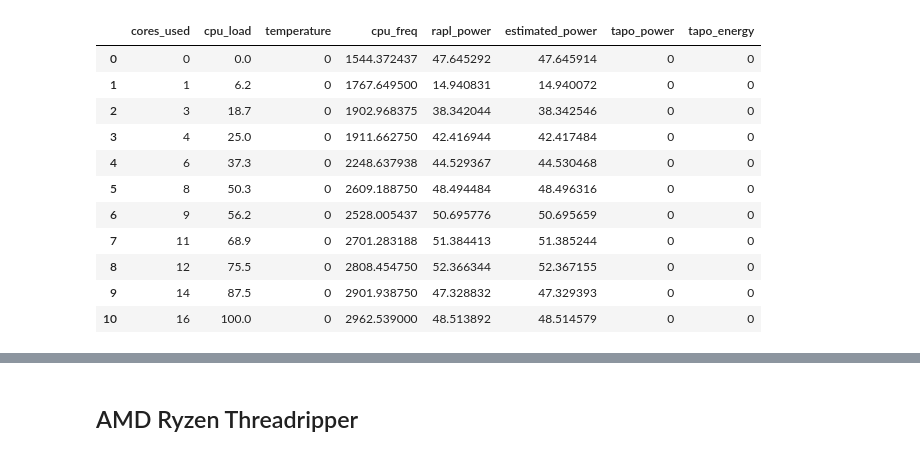
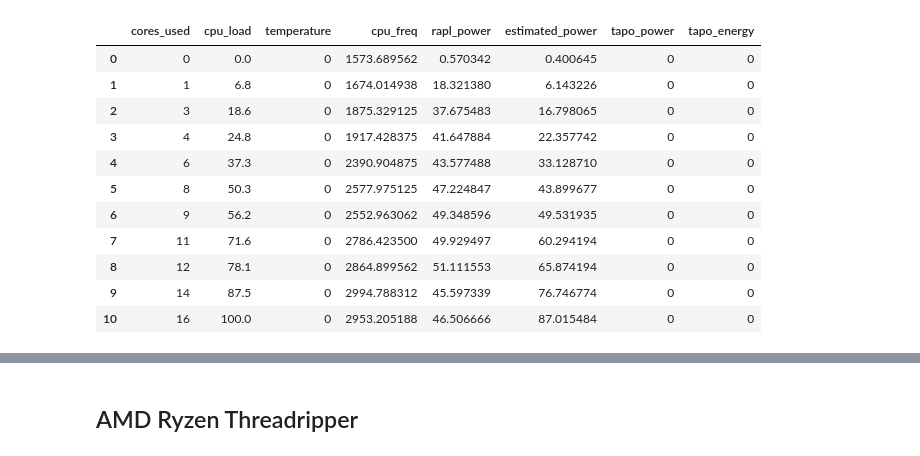
Before and after one commit to mlco2/codecarbon, a Jupyter notebook: examples/compare_cpu_load_and_RAPL.ipynb, the cells around one changed output, grey strips where cells are left out. Saved outputs shown, nothing was run; the diff lists cells and outputs as text; code cells hidden in the pictures.

```diff
--- a/examples/compare_cpu_load_and_RAPL.ipynb
+++ b/examples/compare_cpu_load_and_RAPL.ipynb
@@ -44,17 +130,17 @@ plot(df_all_cores)
 # %%
-csv = '../codecarbon/data/hardware/cpu_load_profiling/AMD_EPYC_8024P_8C/compare_cpu_load_and_RAPL-some_cores-AMD_EPYC_8024P_8-Core_Processor-2025-01-10.csv'
+csv = '../codecarbon/data/hardware/cpu_load_profiling/AMD_EPYC_8024P_8C/compare_cpu_load_and_RAPL-some_cores-AMD_EPYC_8024P_8-Core_Processor-2025-01-14.csv'
 df_some_cores = get_df(csv)
 display_df(df_some_cores)
 # %% [output]
 |  | cores_used | cpu_load | temperature | cpu_freq | rapl_power | estimated_power | tapo_power | tapo_energy |
-| 0 | 0 | 0.0 | 0 | 1544.372437 | 47.645292 | 47.645914 | 0 | 0 |
-| 1 | 1 | 6.2 | 0 | 1767.649500 | 14.940831 | 14.940072 | 0 | 0 |
-| 2 | 3 | 18.7 | 0 | 1902.968375 | 38.342044 | 38.342546 | 0 | 0 |
-| 3 | 4 | 25.0 | 0 | 1911.662750 | 42.416944 | 42.417484 | 0 | 0 |
-| 4 | 6 | 37.3 | 0 | 2248.637938 | 44.529367 | 44.530468 | 0 | 0 |
-| 5 | 8 | 50.3 | 0 | 2609.188750 | 48.494484 | 48.496316 | 0 | 0 |
-| 6 | 9 | 56.2 | 0 | 2528.005437 | 50.695776 | 50.695659 | 0 | 0 |
-| 7 | 11 | 68.9 | 0 | 2701.283188 | 51.384413 | 51.385244 | 0 | 0 |
-| 8 | 12 | 75.5 | 0 | 2808.454750 | 52.366344 | 52.367155 | 0 | 0 |
-| 9 | 14 | 87.5 | 0 | 2901.938750 | 47.328832 | 47.329393 | 0 | 0 |
-| 10 | 16 | 100.0 | 0 | 2962.539000 | 48.513892 | 48.514579 | 0 | 0 |
+| 0 | 0 | 0.0 | 0 | 1573.689562 | 0.570342 | 0.400645 | 0 | 0 |
+| 1 | 1 | 6.8 | 0 | 1674.014938 | 18.321380 | 6.143226 | 0 | 0 |
+| 2 | 3 | 18.6 | 0 | 1875.329125 | 37.675483 | 16.798065 | 0 | 0 |
+| 3 | 4 | 24.8 | 0 | 1917.428375 | 41.647884 | 22.357742 | 0 | 0 |
+| 4 | 6 | 37.3 | 0 | 2390.904875 | 43.577488 | 33.128710 | 0 | 0 |
+| 5 | 8 | 50.3 | 0 | 2577.975125 | 47.224847 | 43.899677 | 0 | 0 |
+| 6 | 9 | 56.2 | 0 | 2552.963062 | 49.348596 | 49.531935 | 0 | 0 |
+| 7 | 11 | 71.6 | 0 | 2786.423500 | 49.929497 | 60.294194 | 0 | 0 |
+| 8 | 12 | 78.1 | 0 | 2864.899562 | 51.111553 | 65.874194 | 0 | 0 |
+| 9 | 14 | 87.5 | 0 | 2994.788312 | 45.597339 | 76.746774 | 0 | 0 |
+| 10 | 16 | 100.0 | 0 | 2953.205188 | 46.506666 | 87.015484 | 0 | 0 |
```
Also changed, not shown: parts of 30 cells of this notebook, 2 other files.
